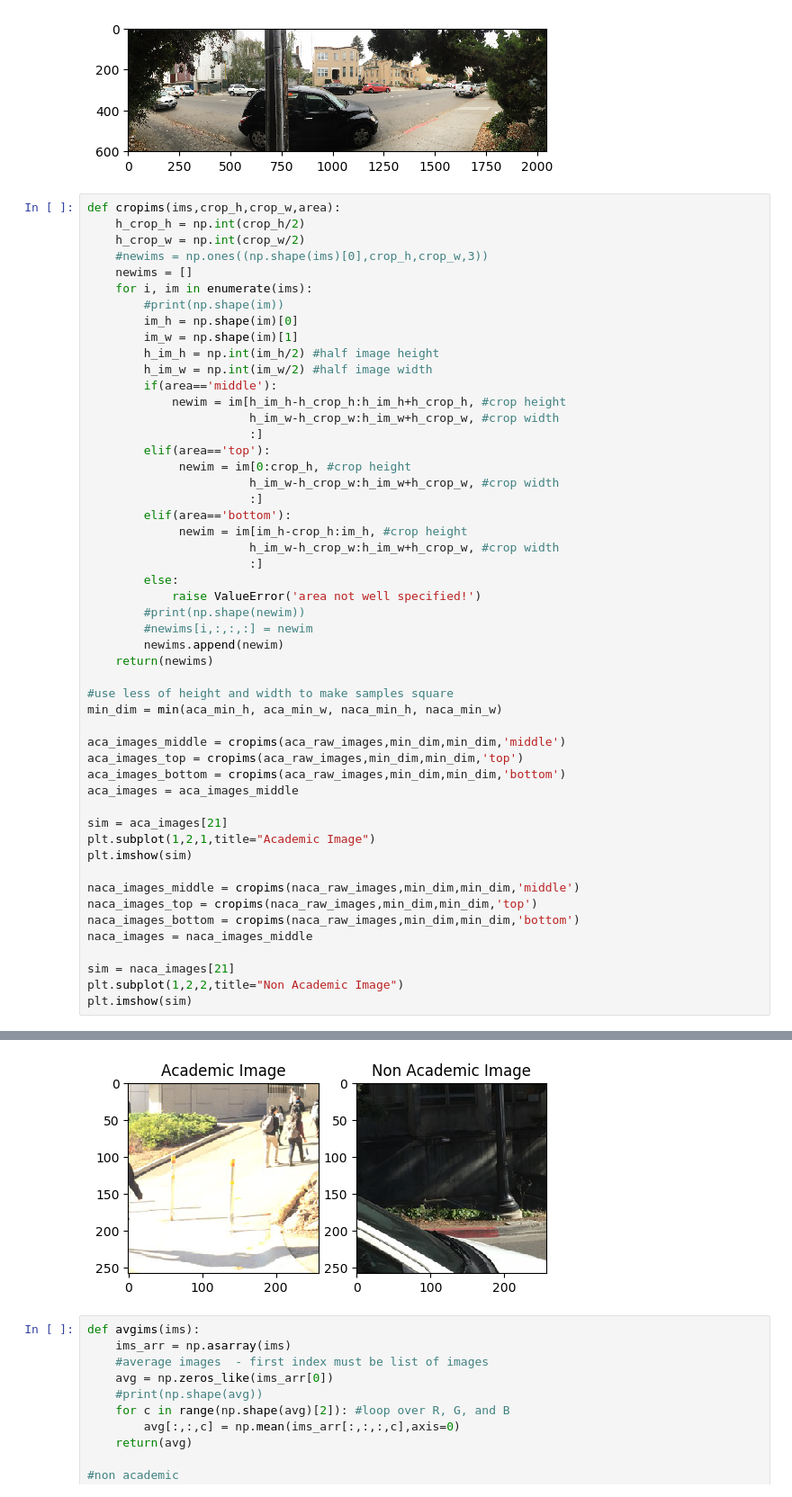
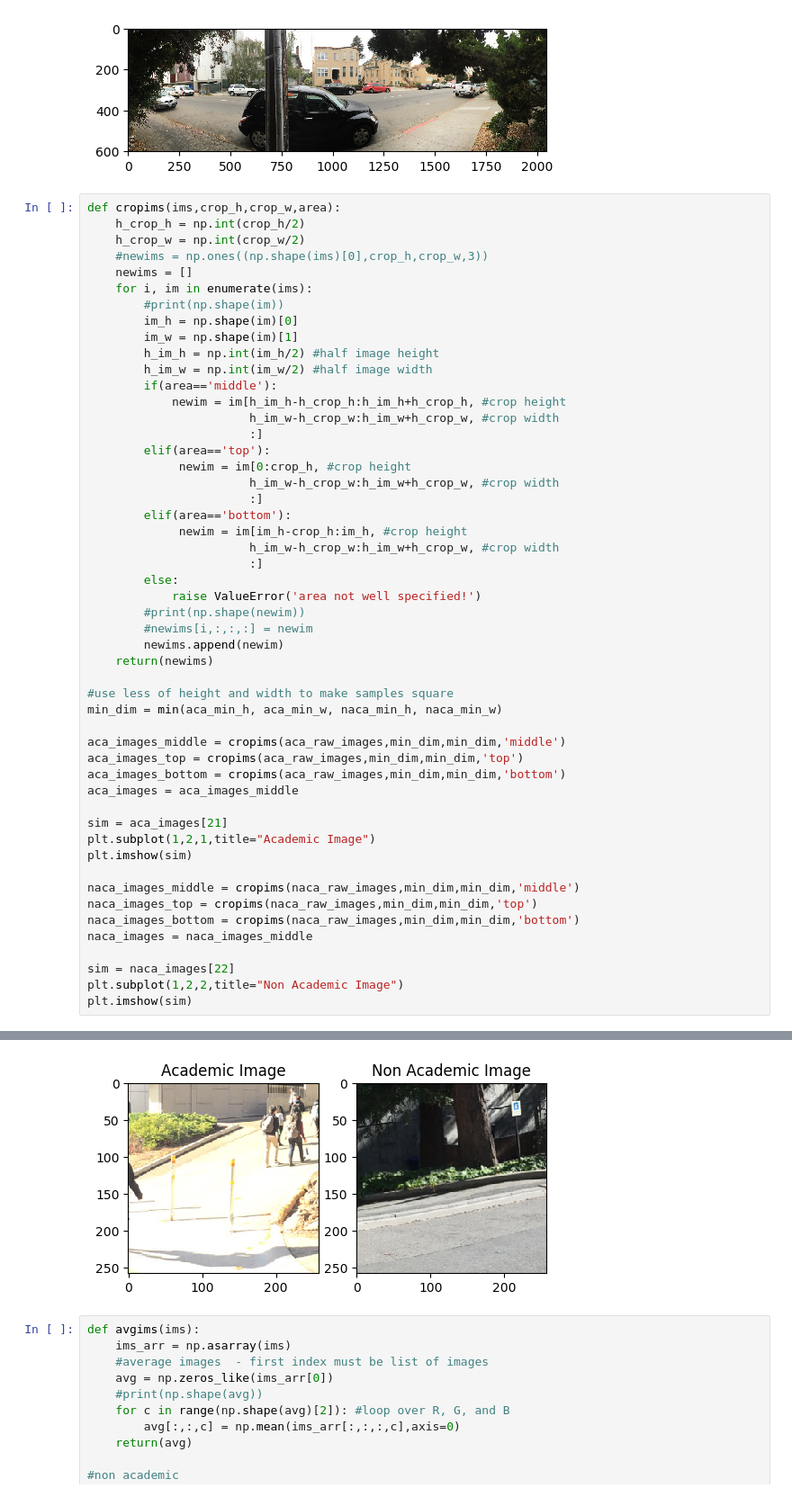
Before and after one commit to Akshugopi/myopiaNaturalScenes, a Jupyter notebook: myopiaNaturalScenes.ipynb, the cells around one changed output, grey strips where cells are left out. Shown at 90% size. Cells and saved outputs as stored; diff of their text form.

```diff
--- a/myopiaNaturalScenes.ipynb
+++ b/myopiaNaturalScenes.ipynb
@@ -126,35 +126,35 @@ def cropims(ims,crop_h,crop_w,area):
                        h_im_w-h_crop_w:h_im_w+h_crop_w, #crop width
                        :]
         else:
             raise ValueError('area not well specified!')
         #print(np.shape(newim))
         #newims[i,:,:,:] = newim
         newims.append(newim)
     return(newims)
 
 #use less of height and width to make samples square
 min_dim = min(aca_min_h, aca_min_w, naca_min_h, naca_min_w)
 
 aca_images_middle = cropims(aca_raw_images,min_dim,min_dim,'middle')
 aca_images_top = cropims(aca_raw_images,min_dim,min_dim,'top')
 aca_images_bottom = cropims(aca_raw_images,min_dim,min_dim,'bottom')
 aca_images = aca_images_middle
 
 sim = aca_images[21]
 plt.subplot(1,2,1,title="Academic Image")
 plt.imshow(sim)
 
 naca_images_middle = cropims(naca_raw_images,min_dim,min_dim,'middle')
 naca_images_top = cropims(naca_raw_images,min_dim,min_dim,'top')
 naca_images_bottom = cropims(naca_raw_images,min_dim,min_dim,'bottom')
 naca_images = naca_images_middle
 
-sim = naca_images[21]
+sim = naca_images[22]
 plt.subplot(1,2,2,title="Non Academic Image")
 plt.imshow(sim)
 # %% [output]
 <matplotlib.image.AxesImage at 0x...>
-[figure, old version]
+[figure, new version]
 # %%
 def avgims(ims):
     ims_arr = np.asarray(ims)
```
Also changed, not shown: parts of 7 cells of this notebook.
